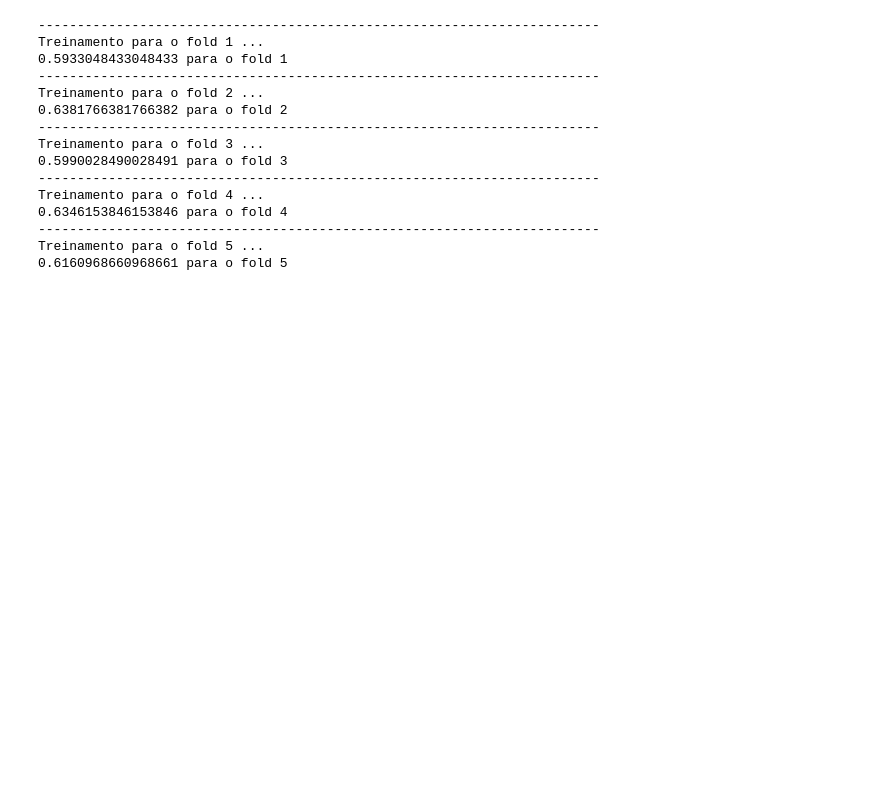
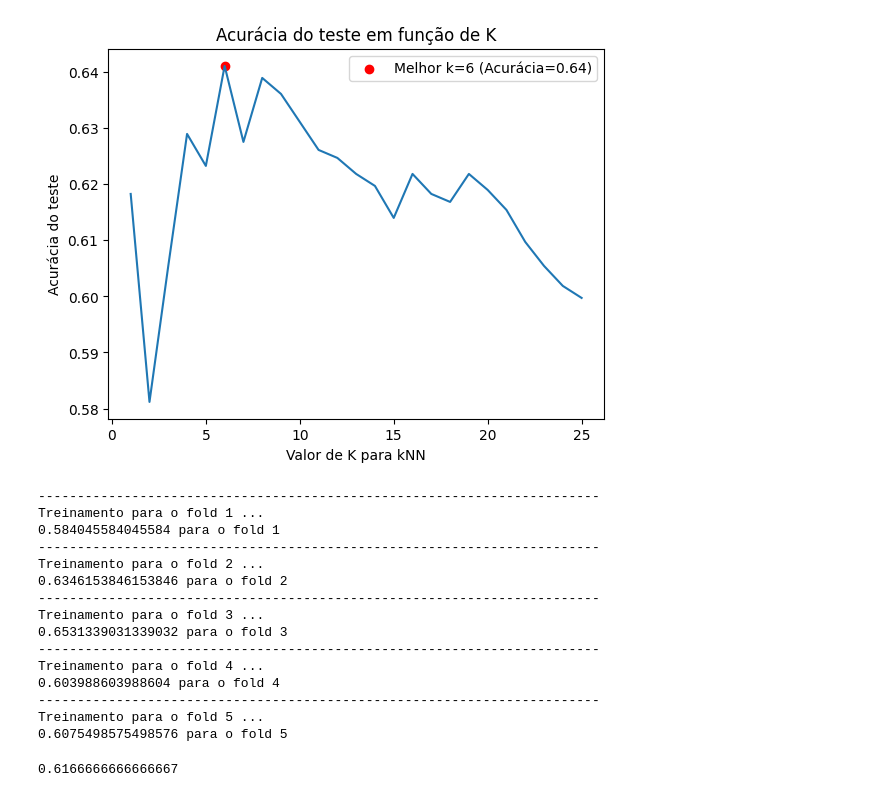
Before and after one commit to staubjoao/trabalhoIA_2, a Jupyter notebook: executar_LBP.ipynb, the cells around one changed output. Drawn from its saved outputs; the diff is of its cells as text; code cells hidden in the pictures; blank space fills up the shorter version.

```diff
--- a/executar_LBP.ipynb
+++ b/executar_LBP.ipynb
@@ -172,3 +222,43 @@ print(relatorio_classificacao)
+# %%
+X_train, X_test, y_train, y_test = train_test_split(X, y, test_size=0.2, random_state=42)
+
+X_train2 = []
+y_train2 = []
+
+for i, train in enumerate(X_train):
+    for j in train:
+        X_train2.append(j)
+        y_train2.append(y_train[i])
+
+X_test2 = []
+y_test2 = []
+
+for i, train in enumerate(X_test):
+    for j in train:
+        X_test2.append(j)
+        y_test2.append(y_test[i])
+
+k_range = list(range(1, 26))
+scores = []
+
+for k in k_range:
+    knn = KNeighborsClassifier(n_neighbors=k)
+    knn.fit(X_train2, y_train2)
+    y_pred = knn.predict(X_test2)
+    scores.append(metrics.accuracy_score(y_test2, y_pred))
+
+max_accuracy = max(scores)
+best_k = k_range[scores.index(max_accuracy)]
+
+plt.plot(k_range, scores)
+plt.scatter(best_k, max_accuracy, color='red', label=f'Melhor k={best_k} (Acurácia={max_accuracy:.2f})')
+plt.xlabel('Valor de K para kNN')
+plt.ylabel('Acurácia do teste')
+plt.title('Acurácia do teste em função de K')
+plt.legend()
+plt.show()
+# %% [output]
+[figure, added]
 # %%
 y_preds = []
 knn_preds = []
@@ -203,8 +293,12 @@ for train, test in kfold.split(X, y):
             x_test_knn.append(X[i][j])
             y_test_knn.append(y[i])
 
+    y_pred = y_test_knn[:]
+    for res in y_pred:
+        y_preds.append(res)
+
     # kNN
-    knn_model = KNeighborsClassifier(n_neighbors=5)  # Ajuste o número de vizinhos conforme necessário
+    knn_model = KNeighborsClassifier(n_neighbors=6)
     knn_model.fit(x_train_knn, y_train_knn)
     knn_predictions = knn_model.predict(x_test_knn)
 
@@ -223,29 +317,31 @@ for train, test in kfold.split(X, y):
 # %% [output]
 ------------------------------------------------------------------------
 Treinamento para o fold 1 ...
-0.5933048433048433 para o fold 1
+0.584045584045584 para o fold 1
 ------------------------------------------------------------------------
 Treinamento para o fold 2 ...
-0.6381766381766382 para o fold 2
+0.6346153846153846 para o fold 2
 ------------------------------------------------------------------------
 Treinamento para o fold 3 ...
-0.5990028490028491 para o fold 3
+0.6531339031339032 para o fold 3
 ------------------------------------------------------------------------
 Treinamento para o fold 4 ...
-0.6346153846153846 para o fold 4
+0.603988603988604 para o fold 4
 ------------------------------------------------------------------------
 Treinamento para o fold 5 ...
-0.6160968660968661 para o fold 5
+0.6075498575498576 para o fold 5
 # %%
-svm_preds_classes = []
+knn_preds_classes = []
 y_preds_classes = []
 
-for i in range(len(svm_preds)):
-    svm_preds_classes.append(classes[int(svm_preds[i])])
+for i in range(len(knn_preds)):
+    knn_preds_classes.append(classes[int(knn_preds[i])])
     y_preds_classes.append(classes[int(y_preds[i])])
 
-matriz_confusao = confusion_matrix(y_preds, svm_preds)
-relatorio_classificacao = classification_report(y_preds_classes, svm_preds_classes)
+matriz_confusao = confusion_matrix(y_preds, knn_preds)
+relatorio_classificacao = classification_report(y_preds_classes, knn_preds_classes)
 
-acc = accuracy_score(y_preds, svm_preds)
+acc = accuracy_score(y_preds, knn_preds)
 print(acc)
+# %% [output]
+0.6166666666666667
```
Also changed, not shown: parts of 8 cells of this notebook, 2 other files.
